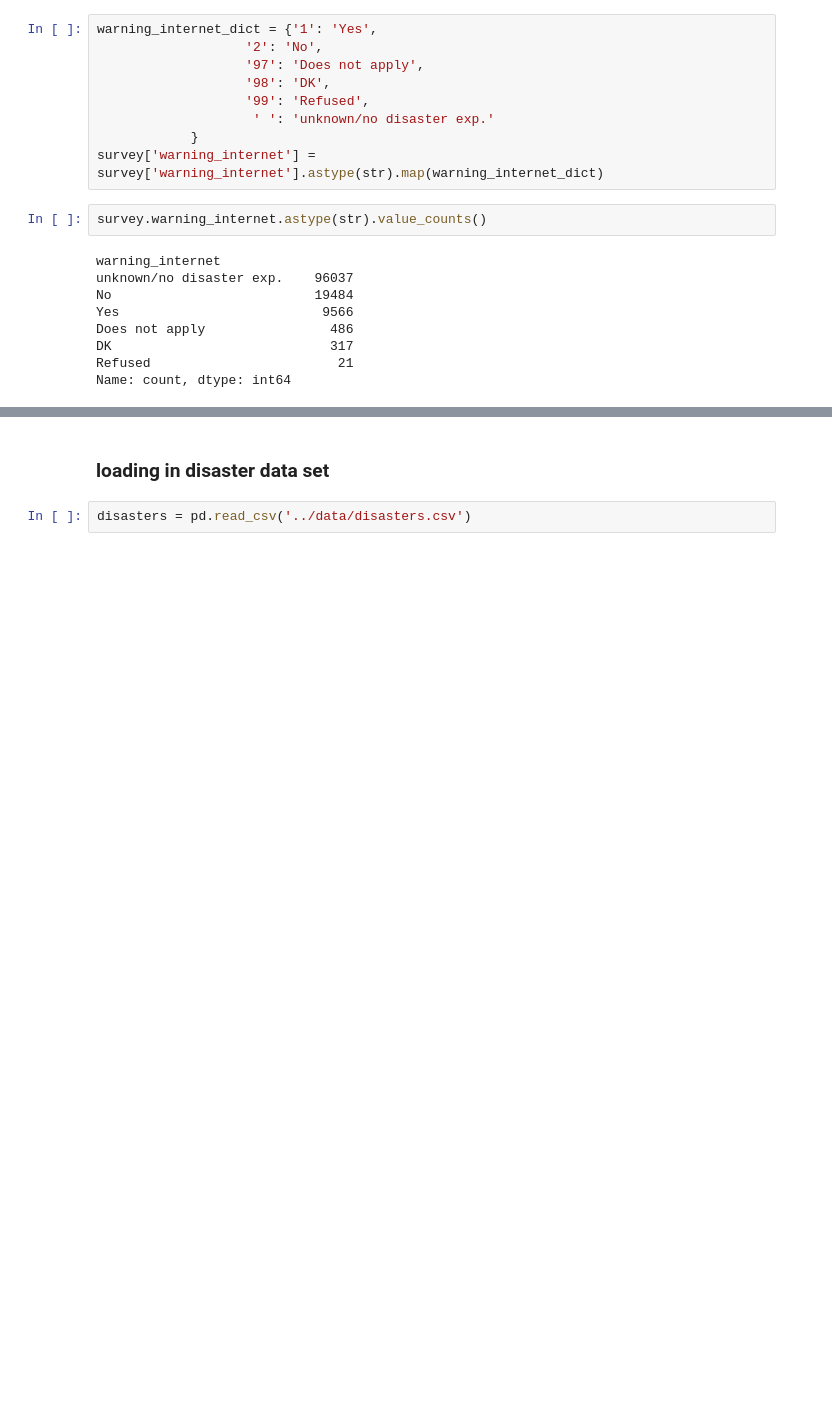
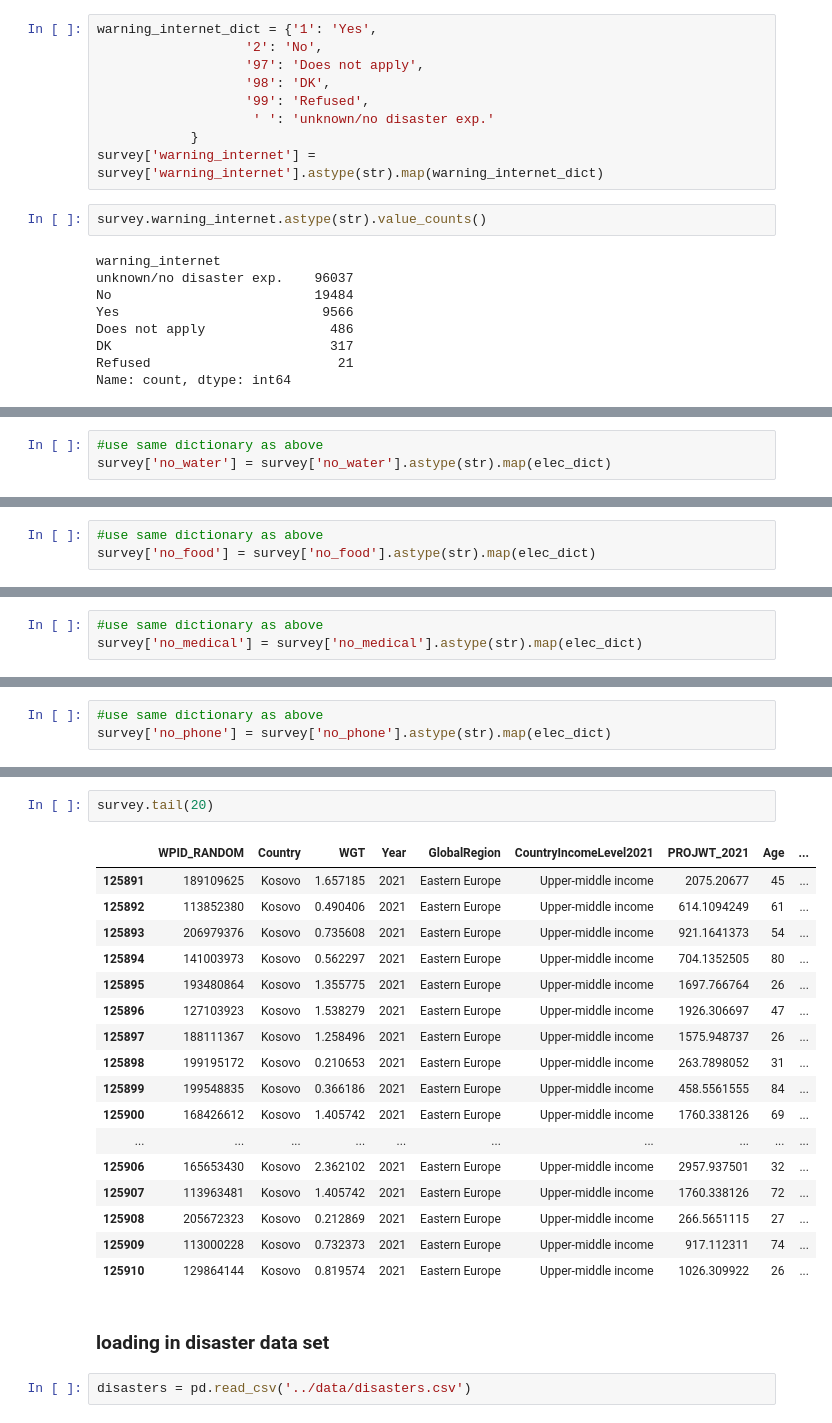
Before and after one commit to eemchadwick/natural_disasters, a Jupyter notebook: notebooks/natural disasters.ipynb, the cells around one changed output, grey strips where cells are left out. Cells and saved outputs as stored; diff of their text form; blank space fills up the shorter version.

Commit message:
finished transforming survey data

```diff
--- a/notebooks/natural disasters.ipynb
+++ b/notebooks/natural disasters.ipynb
@@ -1464,0 +1636,3 @@ survey.head()
+# %%
+#use same dictionary as above
+survey['no_water'] = survey['no_water'].astype(str).map(elec_dict)
@@ -1464,0 +1659,3 @@ survey.head()
+# %%
+#use same dictionary as above
+survey['no_food'] = survey['no_food'].astype(str).map(elec_dict)
@@ -1464,0 +1682,3 @@ survey.head()
+# %%
+#use same dictionary as above
+survey['no_medical'] = survey['no_medical'].astype(str).map(elec_dict)
@@ -1464,0 +1705,3 @@ survey.head()
+# %%
+#use same dictionary as above
+survey['no_phone'] = survey['no_phone'].astype(str).map(elec_dict)
@@ -1465,3 +1718,23 @@ survey.head()
+# %%
+survey.tail(20)
+# %% [output]
+|  | WPID_RANDOM | Country | WGT | Year | GlobalRegion | CountryIncomeLevel2021 | PROJWT_2021 | Age | ... |
+| 125891 | 189109625 | Kosovo | 1.657185 | 2021 | Eastern Europe | Upper-middle income | 2075.20677 | 45 | ... |
+| 125892 | 113852380 | Kosovo | 0.490406 | 2021 | Eastern Europe | Upper-middle income | 614.1094249 | 61 | ... |
+| 125893 | 206979376 | Kosovo | 0.735608 | 2021 | Eastern Europe | Upper-middle income | 921.1641373 | 54 | ... |
+| 125894 | 141003973 | Kosovo | 0.562297 | 2021 | Eastern Europe | Upper-middle income | 704.1352505 | 80 | ... |
+| 125895 | 193480864 | Kosovo | 1.355775 | 2021 | Eastern Europe | Upper-middle income | 1697.766764 | 26 | ... |
+| 125896 | 127103923 | Kosovo | 1.538279 | 2021 | Eastern Europe | Upper-middle income | 1926.306697 | 47 | ... |
+| 125897 | 188111367 | Kosovo | 1.258496 | 2021 | Eastern Europe | Upper-middle income | 1575.948737 | 26 | ... |
+| 125898 | 199195172 | Kosovo | 0.210653 | 2021 | Eastern Europe | Upper-middle income | 263.7898052 | 31 | ... |
+| 125899 | 199548835 | Kosovo | 0.366186 | 2021 | Eastern Europe | Upper-middle income | 458.5561555 | 84 | ... |
+| 125900 | 168426612 | Kosovo | 1.405742 | 2021 | Eastern Europe | Upper-middle income | 1760.338126 | 69 | ... |
+| ... | ... | ... | ... | ... | ... | ... | ... | ... | ... |
+| 125906 | 165653430 | Kosovo | 2.362102 | 2021 | Eastern Europe | Upper-middle income | 2957.937501 | 32 | ... |
+| 125907 | 113963481 | Kosovo | 1.405742 | 2021 | Eastern Europe | Upper-middle income | 1760.338126 | 72 | ... |
+| 125908 | 205672323 | Kosovo | 0.212869 | 2021 | Eastern Europe | Upper-middle income | 266.5651115 | 27 | ... |
+| 125909 | 113000228 | Kosovo | 0.732373 | 2021 | Eastern Europe | Upper-middle income | 917.112311 | 74 | ... |
+| 125910 | 129864144 | Kosovo | 0.819574 | 2021 | Eastern Europe | Upper-middle income | 1026.309922 | 26 | ... |
 # %% [markdown]
 ### loading in disaster data set
 # %%
```
Also changed, not shown: parts of 29 cells of this notebook, 1 other file.
